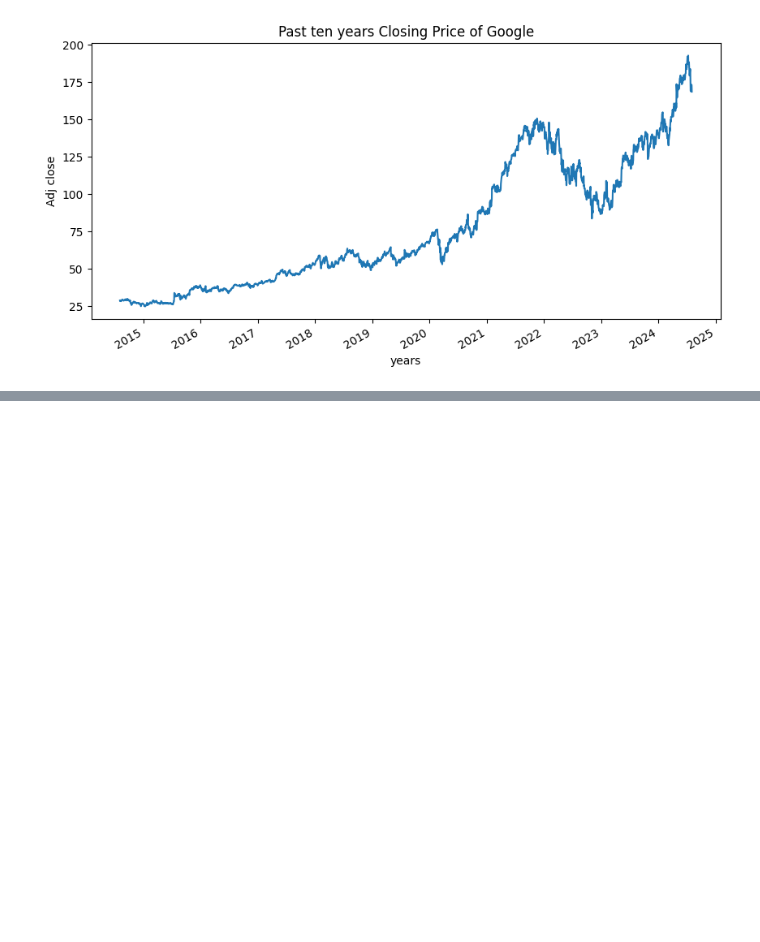
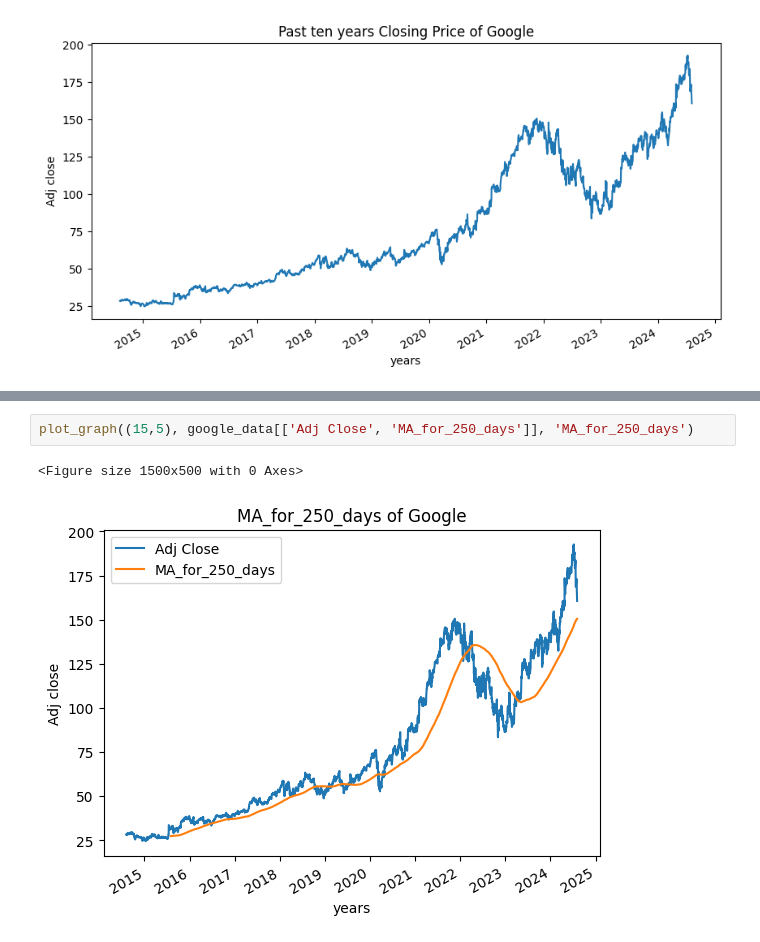
Before and after one commit to Roshan2059/stock-price-predictor-ML, a Jupyter notebook: stock-price.ipynb, the cells around one changed output, grey strips where cells are left out. Cells and saved outputs as stored; diff of their text form; blank space fills up the shorter version.

```diff
--- a/stock-price.ipynb
+++ b/stock-price.ipynb
@@ -122,0 +177,5 @@ Text(0.5, 1.0, 'Past ten years Closing Price of Google')
+# %%
+plot_graph((15,5), google_data[['Adj Close', 'MA_for_250_days']], 'MA_for_250_days')
+# %% [output]
+<Figure size 1500x500 with 0 Axes>
+[figure, added]
```
Also changed, not shown: parts of 13 cells of this notebook.
